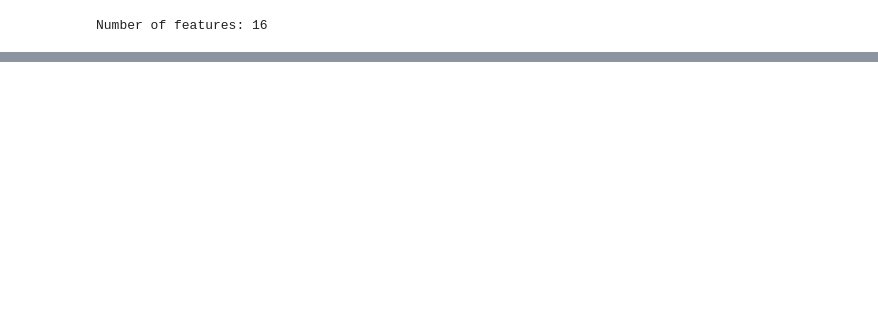
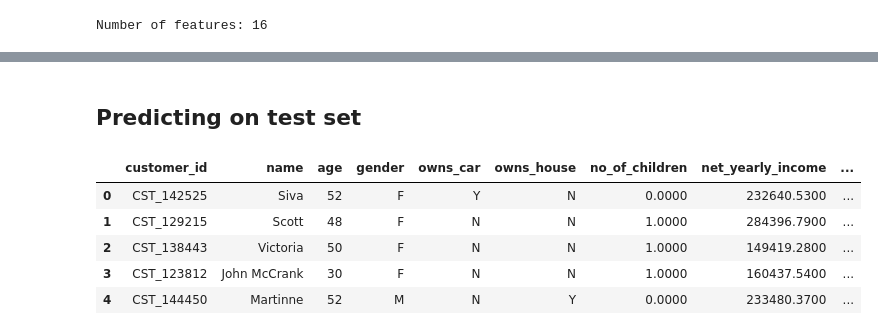
Before and after one commit to ada-nai/card-default, a Jupyter notebook: train.ipynb, the cells around one changed output, grey strips where cells are left out. Saved outputs shown, nothing was run; the diff lists cells and outputs as text; code cells hidden in the pictures; blank space fills up the shorter version.

```diff
--- a/train.ipynb
+++ b/train.ipynb
@@ -3,7 +3,7 @@ import os
 
 import pandas as pd
 pd.set_option('display.max_columns', None)
-pd.set_option("display.float_format", lambda x: f'{x:.3f}')
+pd.set_option("display.float_format", lambda x: f'{x:.4f}')
 
 import warnings
 warnings.filterwarnings("ignore")
@@ -163,0 +294,13 @@ mi_df[mi_df['mutual_info'] >0]['index'].to_list()
+# %% [markdown]
+## Predicting on test set
+# %%
+# Load DF
+test_df = std_col_names(pd.read_csv('./data/test.csv'))
+test_df.head(5)
+# %% [output]
+|  | customer_id | name | age | gender | owns_car | owns_house | no_of_children | net_yearly_income | ... |
+| 0 | CST_142525 | Siva | 52 | F | Y | N | 0.0000 | 232640.5300 | ... |
+| 1 | CST_129215 | Scott | 48 | F | N | N | 1.0000 | 284396.7900 | ... |
+| 2 | CST_138443 | Victoria | 50 | F | N | N | 1.0000 | 149419.2800 | ... |
+| 3 | CST_123812 | John McCrank | 30 | F | N | N | 1.0000 | 160437.5400 | ... |
+| 4 | CST_144450 | Martinne | 52 | M | N | Y | 0.0000 | 233480.3700 | ... |
```
Also changed, not shown: parts of 29 cells of this notebook.
